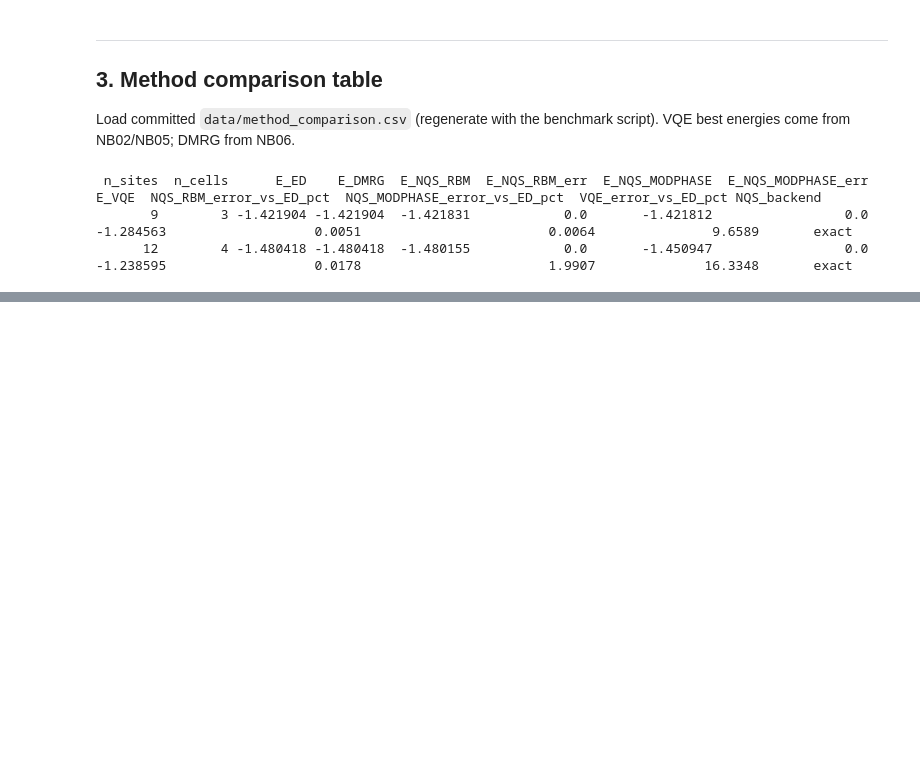
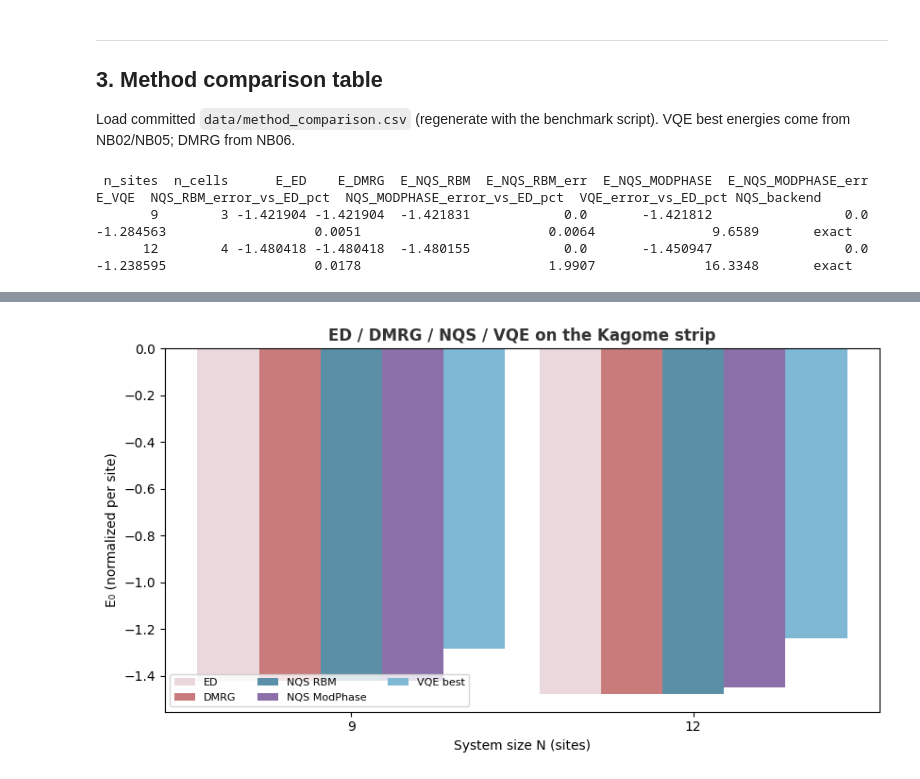
Before and after one commit to rosspeili/spinq-vqe, a Jupyter notebook: notebooks/07_nqs_comparison.ipynb, the cells around one changed output, grey strips where cells are left out. Cells and saved outputs as stored; diff of their text form; code cells hidden in the pictures; blank space fills up the shorter version.

```diff
--- a/notebooks/07_nqs_comparison.ipynb
+++ b/notebooks/07_nqs_comparison.ipynb
@@ -163,0 +163,26 @@ claims.
+# %%
+sizes = df['n_sites'].tolist()
+x = np.arange(len(sizes))
+width = 0.18
+series = [
+    (df['E_ED'].to_numpy(), 'ED', '#EBD8DC'),
+    (df['E_DMRG'].to_numpy(), 'DMRG', '#C97B7B'),
+    (df['E_NQS_RBM'].to_numpy(), 'NQS RBM', '#5B8FA8'),
+    (df['E_NQS_MODPHASE'].to_numpy(), 'NQS ModPhase', '#8B6FA8'),
+    (df['E_VQE'].to_numpy(), 'VQE best', '#7EB8D4'),
+]
+offsets = np.linspace(-(len(series) - 1) / 2, (len(series) - 1) / 2, len(series))
+
+fig, ax = plt.subplots(figsize=(8.5, 4.8))
+for (vals, label, color), off in zip(series, offsets):
+    ax.bar(x + off * width, vals, width, label=label, color=color)
+ax.set_xticks(x, [str(n) for n in sizes])
+ax.set_xlabel('System size N (sites)')
+ax.set_ylabel('E₀ (normalized per site)')
+ax.set_title('ED / DMRG / NQS / VQE on the Kagome strip', fontweight='semibold', color='#333')
+ax.legend(fontsize=8, ncol=3)
+plt.tight_layout()
+plt.savefig(FIG / 'nqs_method_comparison.png', dpi=150, bbox_inches='tight')
+plt.show()
+# %% [output]
+[figure, added]
```
Also changed, not shown: parts of 11 cells of this notebook, 14 other files.
